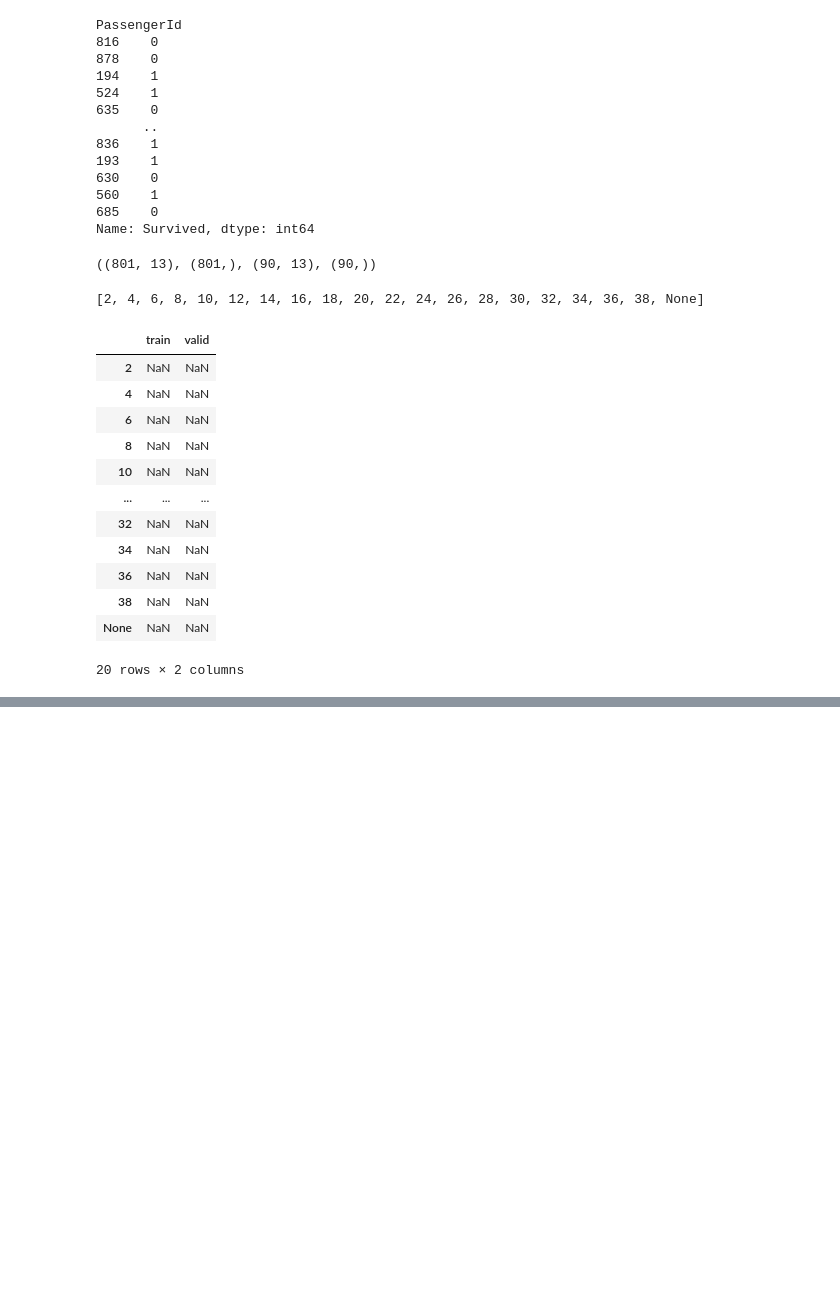
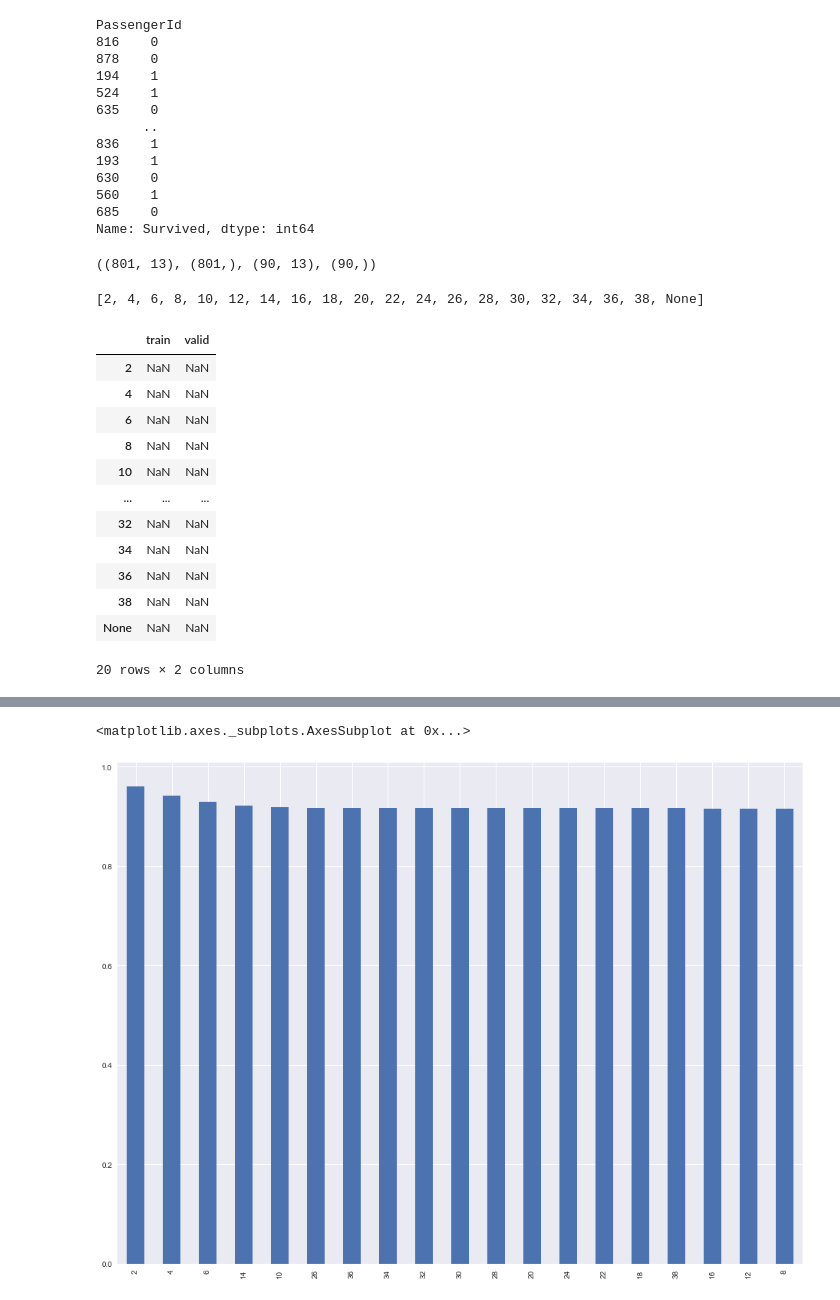
Before and after one commit to Argentan/DMA_LAB2, a Jupyter notebook: tutoriales/03_intro_validacion.ipynb, the cells around one changed output, grey strips where cells are left out. Drawn from its saved outputs; the diff is of its cells as text; code cells hidden in the pictures; blank space fills up the shorter version.

```diff
--- a/tutoriales/03_intro_validacion.ipynb
+++ b/tutoriales/03_intro_validacion.ipynb
@@ -253,0 +345,3 @@ ax = res.plot.line(grid=True, fontsize=15, ylim=(0, 1), linestyle='-', style='o'
+# %%
+train, test = model_selection.train_test_split(data, test_size=0.1, random_state=0)
+train
@@ -253,0 +363,4 @@ ax = res.plot.line(grid=True, fontsize=15, ylim=(0, 1), linestyle='-', style='o'
+# %%
+kf = model_selection.KFold(n_splits=5)
+folds = [(train.iloc[train_idx].index, train.iloc[valid_idx].index) for train_idx, valid_idx in kf.split(train)]
+folds[0]
@@ -253,0 +378,29 @@ ax = res.plot.line(grid=True, fontsize=15, ylim=(0, 1), linestyle='-', style='o'
+# %%
+res = pd.DataFrame([], index=[str(d) for d in depths], columns=["fold_" + str(i) for i in range(len(folds))] + ["valid", "test"])
+
+for depth in depths:
+    valid_probs = []
+    test_probs = []
+    for i, (train_idx, valid_idx) in enumerate(folds):
+        X_train = train.loc[train_idx]
+        y_train = X_train.Survived
+        X_train = X_train.drop("Survived", axis=1)
+
+        X_valid = train.loc[valid_idx]
+        y_valid = X_valid.Survived
+        X_valid = X_valid.drop("Survived", axis=1)
+
+        learner = XGBClassifier(n_estimators=10000, max_depth=depth)
+        learner.fit(X_train, y_train,  early_stopping_rounds=10, eval_metric="auc",
+                    eval_set=[(X_train, y_train),
+                              (test.drop("Survived", axis=1), test.Survived),
+                              (X_valid, y_valid)])
+        probs = pd.Series(learner.predict_proba(X_valid, ntree_limit=learner.best_ntree_limit)[:, -1], index=X_valid.index)
+        valid_probs.append(probs)
+        res.loc[str(depth), "fold_" + str(i)] = roc_auc_score(y_valid.loc[probs.index], probs)
+        probs = pd.Series(learner.predict_proba(test.drop("Survived", axis=1), ntree_limit=learner.best_ntree_limit)[:, -1], index=test.index, name="fold_" + str(i))
+        test_probs.append(probs)
+    valid_probs = pd.concat(valid_probs)
+    res.loc[str(depth), "valid"] = roc_auc_score(train.loc[valid_probs.index, "Survived"], valid_probs)
+    test_probs = pd.concat(test_probs, axis=1).mean(axis=1)
+    res.loc[str(depth), "test"] = roc_auc_score(test.loc[test_probs.index, "Survived"], test_probs)
@@ -253,0 +442,3 @@ ax = res.plot.line(grid=True, fontsize=15, ylim=(0, 1), linestyle='-', style='o'
+# %%
+res = res.drop("None")
+res.sort_values("test", ascending=False)
@@ -253,0 +459,5 @@ ax = res.plot.line(grid=True, fontsize=15, ylim=(0, 1), linestyle='-', style='o'
+# %%
+res.sort_values("test", ascending=False).test.plot.bar()
+# %% [output]
+<matplotlib.axes._subplots.AxesSubplot at 0x...>
+[figure, added]
```
Also changed, not shown: parts of 30 cells of this notebook, 1 other file.
